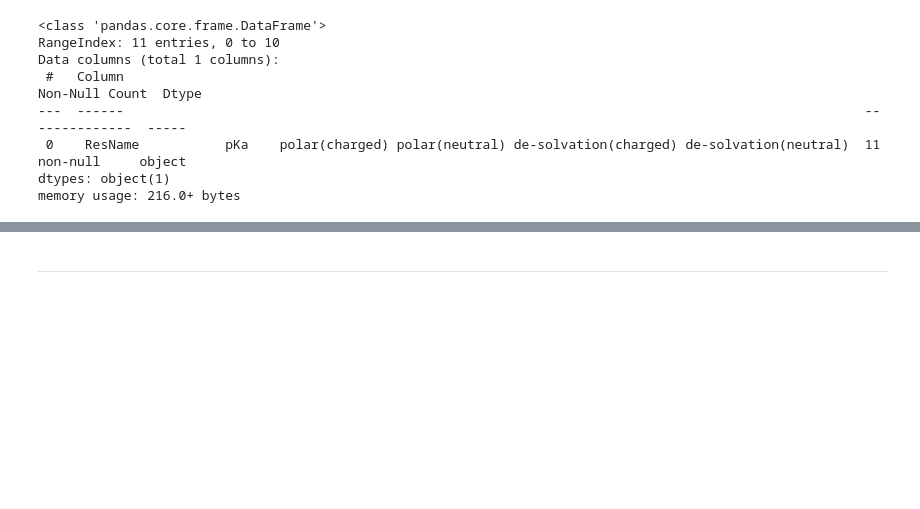
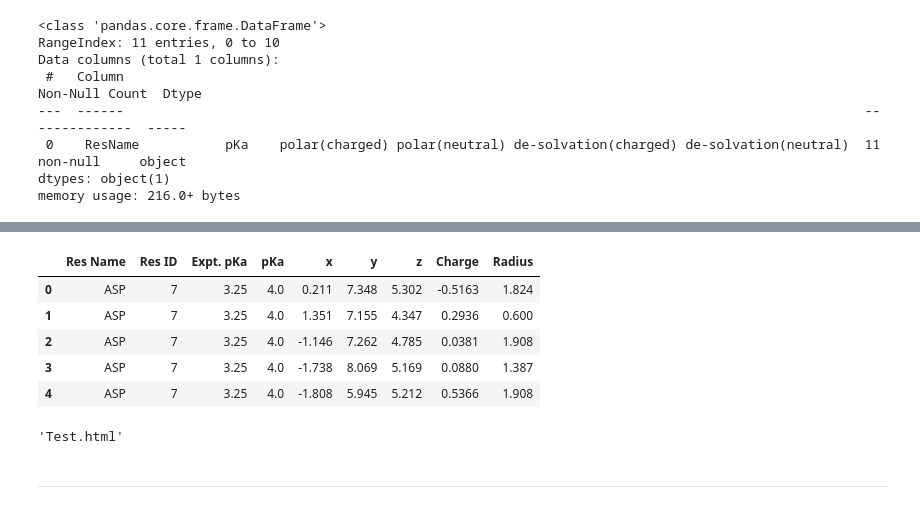
Before and after one commit to YongjiaXu/protein_pKa, a Jupyter notebook: protein_pKa.ipynb, the cells around one changed output, grey strips where cells are left out. Cells and saved outputs as stored; diff of their text form; code cells hidden in the pictures; blank space fills up the shorter version.

Commit message:
interactive 3d plots with sample PDB

```diff
--- a/protein_pKa.ipynb
+++ b/protein_pKa.ipynb
@@ -192,0 +226,18 @@ df_2ovo
+# %%
+file = open('sample_data/2ovo/output.pqr', 'r')
+lines = file.readlines()
+lines = lines[:-1]
+file.close()
+column_names = ['Res ID', 'x', 'y', 'z', 'Charge', 'Radius']
+df_2ovo_pqr = pd.DataFrame(columns=column_names)
+target_IDs = list(df_2ovo['Res ID'].unique().astype(int))
+print(target_IDs)
+i = 0
+for line in lines:
+    line = line.strip().split()
+    if int(line[5]) in target_IDs:
+        df_2ovo_pqr.loc[i] = line[5:]
+        i += 1
+df_2ovo_pqr['Res ID'] = df_2ovo_pqr['Res ID'].astype(int)
+df_2ovo_pqr[['x', 'y', 'z', 'Charge', 'Radius']] = df_2ovo_pqr[['x', 'y', 'z', 'Charge', 'Radius']].astype(float)
+df_2ovo_pqr.head()
@@ -193,2 +252,47 @@ df_2ovo
+# %%
+df_2ovo = pd.merge(df_2ovo, df_2ovo_pqr, on=['Res ID'], how='inner')
+df_2ovo.head()
+# %% [output]
+|  | Res Name | Res ID | Expt. pKa | pKa | x | y | z | Charge | Radius |
+| 0 | ASP | 7 | 3.25 | 4.0 | 0.211 | 7.348 | 5.302 | -0.5163 | 1.824 |
+| 1 | ASP | 7 | 3.25 | 4.0 | 1.351 | 7.155 | 4.347 | 0.2936 | 0.600 |
+| 2 | ASP | 7 | 3.25 | 4.0 | -1.146 | 7.262 | 4.785 | 0.0381 | 1.908 |
+| 3 | ASP | 7 | 3.25 | 4.0 | -1.738 | 8.069 | 5.169 | 0.0880 | 1.387 |
+| 4 | ASP | 7 | 3.25 | 4.0 | -1.808 | 5.945 | 5.212 | 0.5366 | 1.908 |
+# %%
+
+fig = go.Figure()
+
+res_IDs = list(df_2ovo['Res ID'].unique())
+data = []
+
+for ID in res_IDs:
+    res_name = list(df_2ovo.loc[(df_2ovo['Res ID']) == ID,'Res Name'].unique())[0]
+    trace = go.Scatter3d(
+        x=df_2ovo.loc[(df_2ovo['Res ID']) == ID,'x'],
+        y=df_2ovo.loc[(df_2ovo['Res ID']) == ID,'y'],
+        z=df_2ovo.loc[(df_2ovo['Res ID']) == ID,'z'],
+
+        mode='markers',
+        marker=dict(
+            size=3,
+            colorscale='Viridis',
+        ),
+        name= res_name+' '+str(ID),
+
+        # list comprehension to add text on hover
+        text= [f"x: {a}<br>y: {b}<br>z: {c}" for a,b,c in list(zip(df_2ovo['x'], df_2ovo['y'], df_2ovo['z']))],
+        # if you do not want to display x,y,z
+        hoverinfo='text'
+    )
+    fig.add_trace(trace)
+    data.append(trace)
+
+layout = dict(title = 'TEST',)
+
+F = dict(data=data, layout=layout)
+py.offline.plot(F, filename = 'Test.html')
+# %% [output]
+'Test.html'
 # %% [markdown]
 <hr style="border:1px solid gray"> </hr>
```
Also changed, not shown: parts of 32 cells of this notebook, 14 other files.
